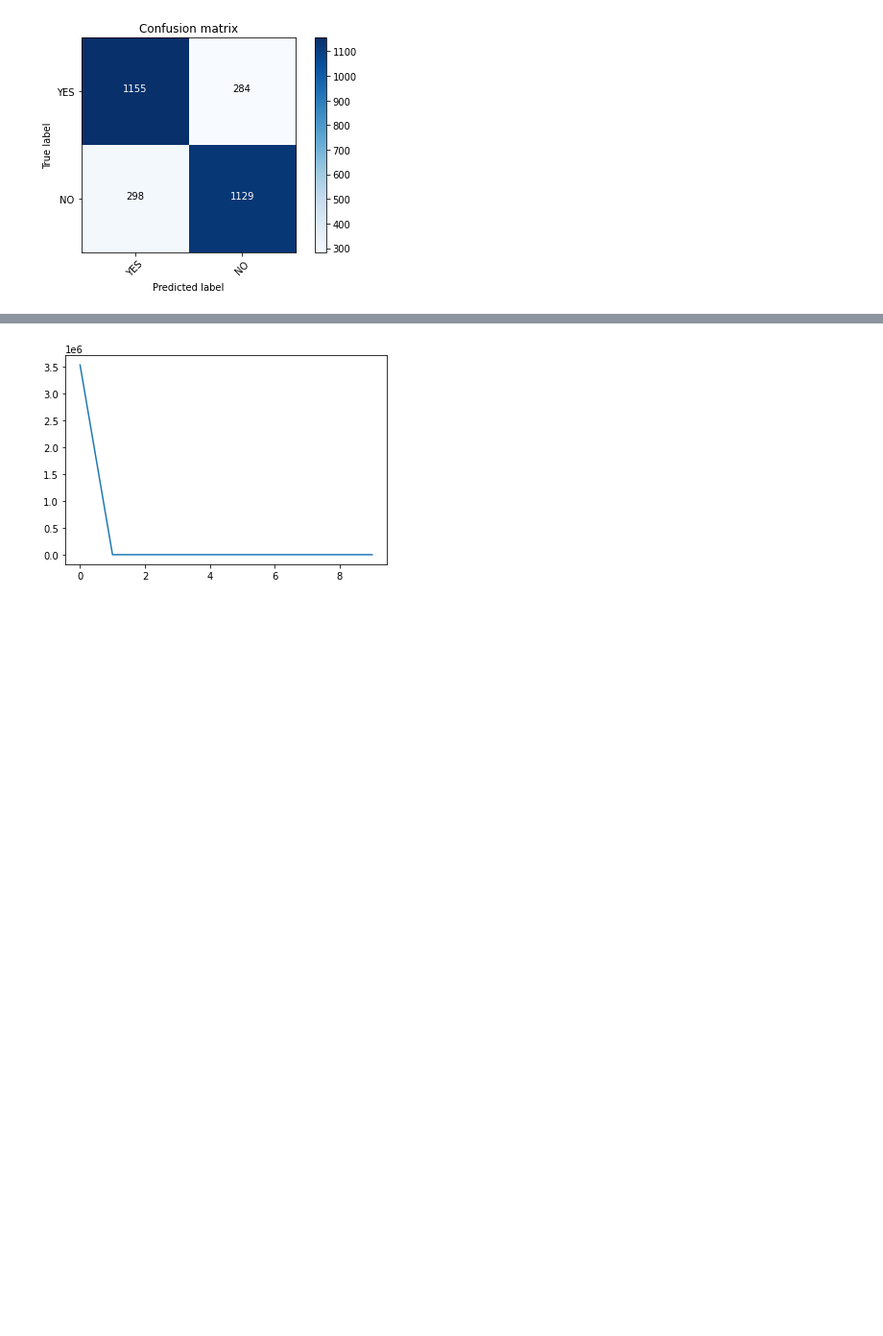
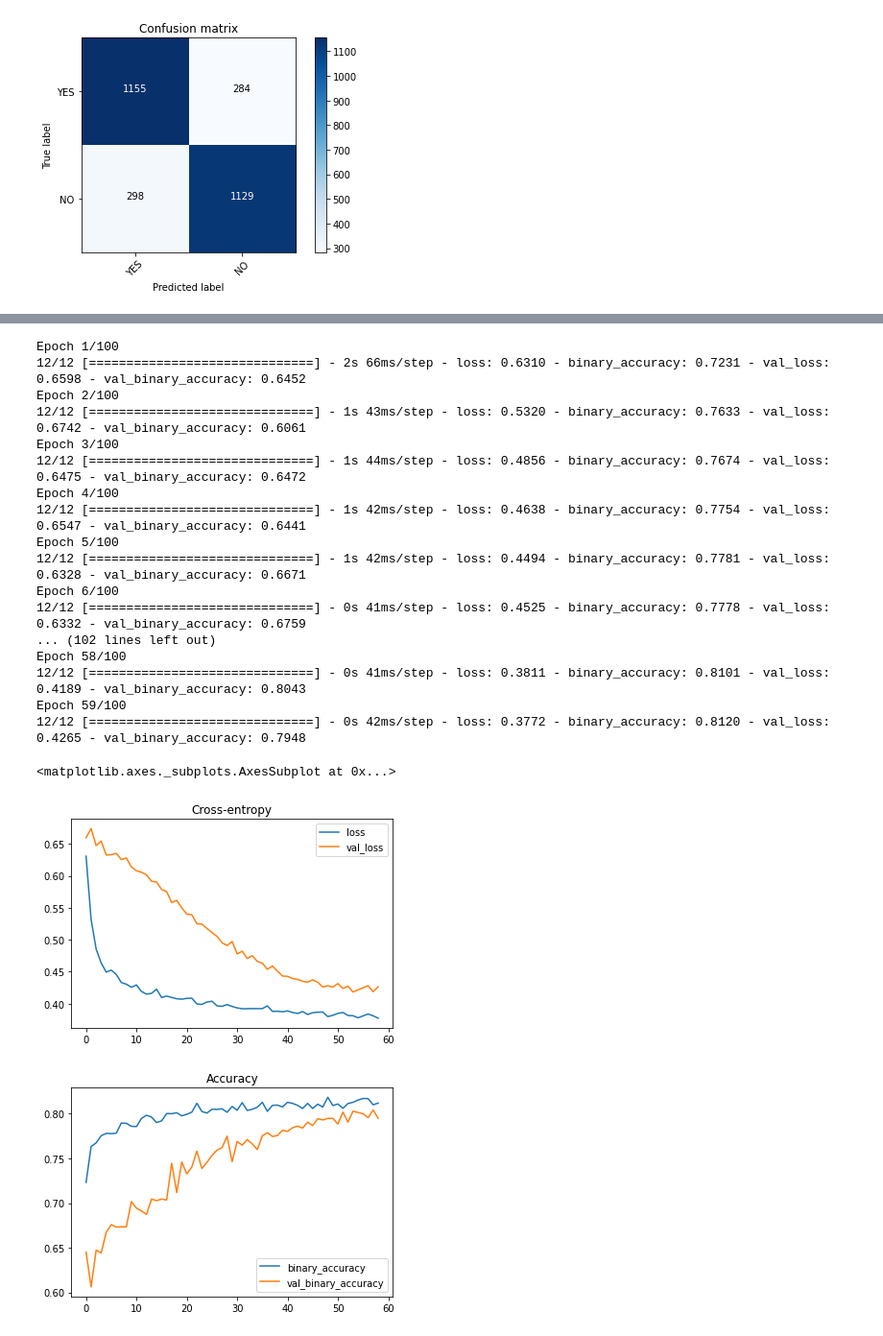
Before and after one commit to saishdesai23/Spaceship_Titanic, a Jupyter notebook: Spaceship_titanic.ipynb, the cells around one changed output, grey strips where cells are left out. Shown at 96% size. Saved outputs shown, nothing was run; the diff lists cells and outputs as text; code cells hidden in the pictures; blank space fills up the shorter version.

```diff
--- a/Spaceship_titanic.ipynb
+++ b/Spaceship_titanic.ipynb
@@ -676,25 +673,27 @@ Confusion matrix, without normalization
 weighted avg       0.80      0.80      0.80      2866
 [figure]
 # %%
-# Create a network model with keras
+# Binary classification using deep learning
+
+input_shape = [len(X_train.columns)]
+# adding layers to the network
 model = keras.Sequential([
     # hidden layers with ReLU activation
-    layers.Dense(units = 512, activation = 'relu', input_shape =[len(train_data_clean.columns) -1]),
+    layers.BatchNormalization(input_shape = input_shape),
     layers.Dense(units = 512, activation = 'relu'),
+    layers.BatchNormalization(),
+    layers.Dropout(0.3),
     layers.Dense(units = 512, activation = 'relu'),
+    layers.BatchNormalization(),
+    layers.Dropout(0.3),
     # output layer
-    layers.Dense(units = 1,activation = 'relu'),
+    layers.Dense(1, activation='sigmoid'),
+
 ])
 
-# Adding a Loss Function and an Optimizer to the model
+# adding optimizer and loss function
 model.compile(
-    optimizer="adam",
-    loss="mse",
+optimizer = "adam",
+loss='binary_crossentropy',
+metrics=['binary_accuracy'],
 )
-# %%
-# Fitting the model
-deep = model.fit(X_train, Y_train,
-                 validation_data=(X_test,Y_test),
-                 batch_size=256,
-                epochs=10,
-                 )
@@ -722,6 +700,38 @@ Epoch 10/10
-# %%
-history_df = pd.DataFrame(deep.history)
-# use Pandas native plot method
-history_df['loss'].plot();
-# %% [output]
-[figure, removed]
+# %%
+early_stopping = keras.callbacks.EarlyStopping(
+    patience=5,
+    min_delta=0.001,
+    restore_best_weights=True,
+)
+deep = model.fit(
+    X_train, Y_train,
+    validation_data=(X_test, Y_test),
+    batch_size=512,
+    epochs=100,
+    callbacks=[early_stopping],
+)
+
+history_df = pd.DataFrame(deep.history)
+history_df.loc[:, ['loss', 'val_loss']].plot(title="Cross-entropy")
+history_df.loc[:, ['binary_accuracy', 'val_binary_accuracy']].plot(title="Accuracy")
+# %% [output]
+Epoch 1/100
+12/12 [==============================] - 2s 66ms/step - loss: 0.6310 - binary_accuracy: 0.7231 - val_loss: 0.6598 - val_binary_accuracy: 0.6452
+Epoch 2/100
+12/12 [==============================] - 1s 43ms/step - loss: 0.5320 - binary_accuracy: 0.7633 - val_loss: 0.6742 - val_binary_accuracy: 0.6061
+Epoch 3/100
+12/12 [==============================] - 1s 44ms/step - loss: 0.4856 - binary_accuracy: 0.7674 - val_loss: 0.6475 - val_binary_accuracy: 0.6472
+Epoch 4/100
+12/12 [==============================] - 1s 42ms/step - loss: 0.4638 - binary_accuracy: 0.7754 - val_loss: 0.6547 - val_binary_accuracy: 0.6441
+Epoch 5/100
+12/12 [==============================] - 1s 42ms/step - loss: 0.4494 - binary_accuracy: 0.7781 - val_loss: 0.6328 - val_binary_accuracy: 0.6671
+Epoch 6/100
+12/12 [==============================] - 0s 41ms/step - loss: 0.4525 - binary_accuracy: 0.7778 - val_loss: 0.6332 - val_binary_accuracy: 0.6759
+... (102 lines left out)
+Epoch 58/100
+12/12 [==============================] - 0s 41ms/step - loss: 0.3811 - binary_accuracy: 0.8101 - val_loss: 0.4189 - val_binary_accuracy: 0.8043
+Epoch 59/100
+12/12 [==============================] - 0s 42ms/step - loss: 0.3772 - binary_accuracy: 0.8120 - val_loss: 0.4265 - val_binary_accuracy: 0.7948
+<matplotlib.axes._subplots.AxesSubplot at 0x...>
+[figure, added]
+[figure, added]
```
Also changed, not shown: parts of 9 cells of this notebook.
